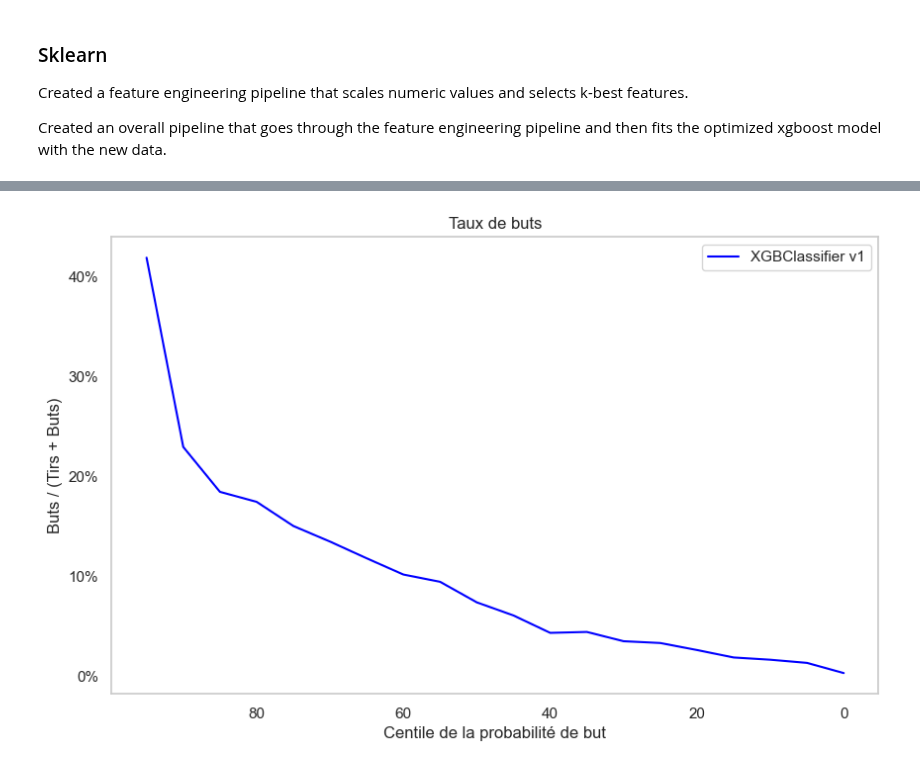
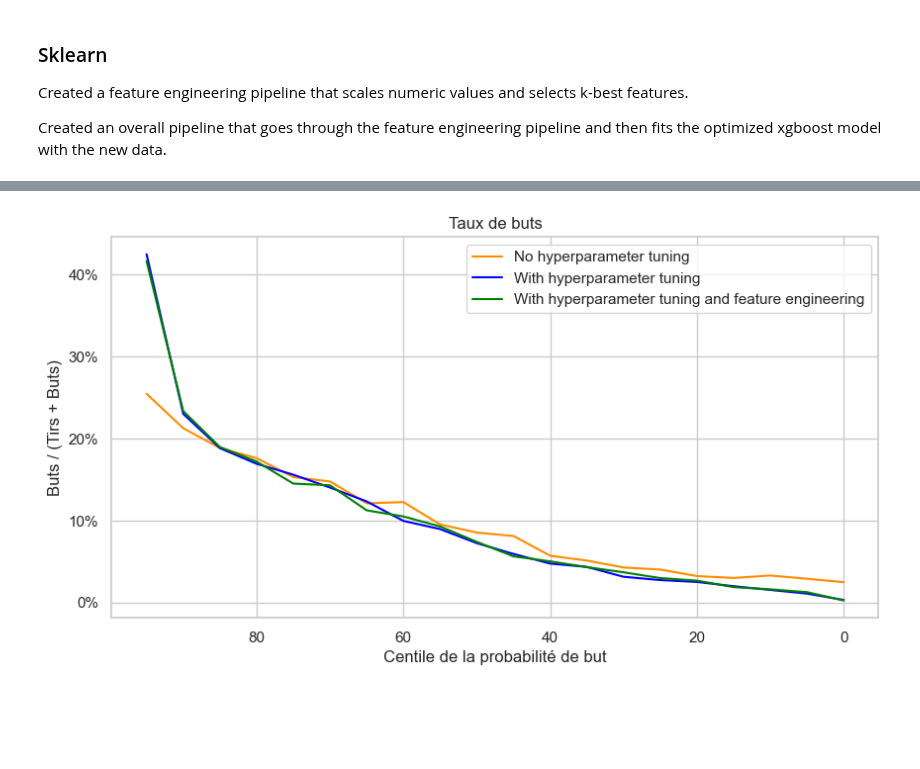
Before and after one commit to hypium/NHL_GoalPredictionApp, a Jupyter notebook: ift6758/models/xgboost.ipynb, the cells around one changed output, grey strips where cells are left out. Saved outputs shown, nothing was run; the diff lists cells and outputs as text; code cells hidden in the pictures; blank space fills up the shorter version.

Commit message:
graphiques

```diff
--- a/ift6758/models/xgboost.ipynb
+++ b/ift6758/models/xgboost.ipynb
@@ -362,19 +281,0 @@ plt.show()
-# %%
-cg_df = results_v1.copy()
-
-percentile_bins = np.linspace(0, 1, 21)
-cg_df['percentile'] = pd.qcut(cg_df['goal_proba'], q=percentile_bins, labels=[p * 100 for p in percentile_bins[:-1]])
-total_shots = cg_df['is_goal'].sum()
-goals_cums = 1 - cg_df.groupby('percentile', observed=False)['is_goal'].sum().cumsum() / total_shots
-
-plt.figure(figsize=(10, 6))
-plt.plot(percentile_bins[:-1], goals_cums, color='blue', label='XGBClassifier v1')
-plt.gca().invert_xaxis()
-plt.gca().xaxis.set_major_formatter(FuncFormatter(lambda x, pos: f'{x * 100:.0f}'))
-plt.gca().yaxis.set_major_formatter(FuncFormatter(lambda x, pos: f'{x * 100:.0f}%'))
-plt.xlabel('Centile de la probabilité de but')
-plt.ylabel('Proportion')
-plt.title('% de buts cumulé')
-plt.legend()
-plt.grid()
-plt.show()
@@ -553,21 +464,29 @@ _ = display.ax_.set(
 # %%
-gr_df = results_v2.copy()
+def plot_goal_rates(results, label, color):
+    gr_df = results.copy()
+    percentile_bins = np.linspace(0, 1, 21)
+    gr_df['percentile'] = pd.qcut(
+        gr_df['goal_proba'], q=percentile_bins, labels=[p * 100 for p in percentile_bins[:-1]]
+    )
+    goal_rates = gr_df.groupby('percentile', observed=False)['is_goal'].mean()
+    plt.plot(percentile_bins[:-1], goal_rates, color=color, label=label)
 
-percentile_bins = np.linspace(0, 1, 21)
-gr_df['percentile'] = pd.qcut(gr_df['goal_proba'], q=percentile_bins, labels=[p * 100 for p in percentile_bins[:-1]])
-goal_rates = gr_df.groupby('percentile', observed=False)['is_goal'].mean()
+plt.figure(figsize=(10, 5))
 
-plt.figure(figsize=(10, 6))
-plt.plot(percentile_bins[:-1], goal_rates, color='blue', label='XGBClassifier v1')
+plot_goal_rates(results_v0, label='No hyperparameter tuning', color='darkorange')
+plot_goal_rates(results_v1, label='With hyperparameter tuning', color='blue')
+plot_goal_rates(results_v2, label='With hyperparameter tuning and feature engineering', color='green')
+
 plt.gca().invert_xaxis()
 plt.gca().xaxis.set_major_formatter(FuncFormatter(lambda x, pos: f'{x * 100:.0f}'))
 plt.gca().yaxis.set_major_formatter(FuncFormatter(lambda x, pos: f'{x * 100:.0f}%'))
 plt.xlabel('Centile de la probabilité de but')
 plt.ylabel('Buts / (Tirs + Buts)')
 plt.title('Taux de buts')
 plt.legend()
-plt.grid()
+plt.grid(True)
+
 plt.show()
 # %% [output]
-[figure, old version]
+[figure, new version]
 # %%
```
Also changed, not shown: parts of 19 cells of this notebook.
